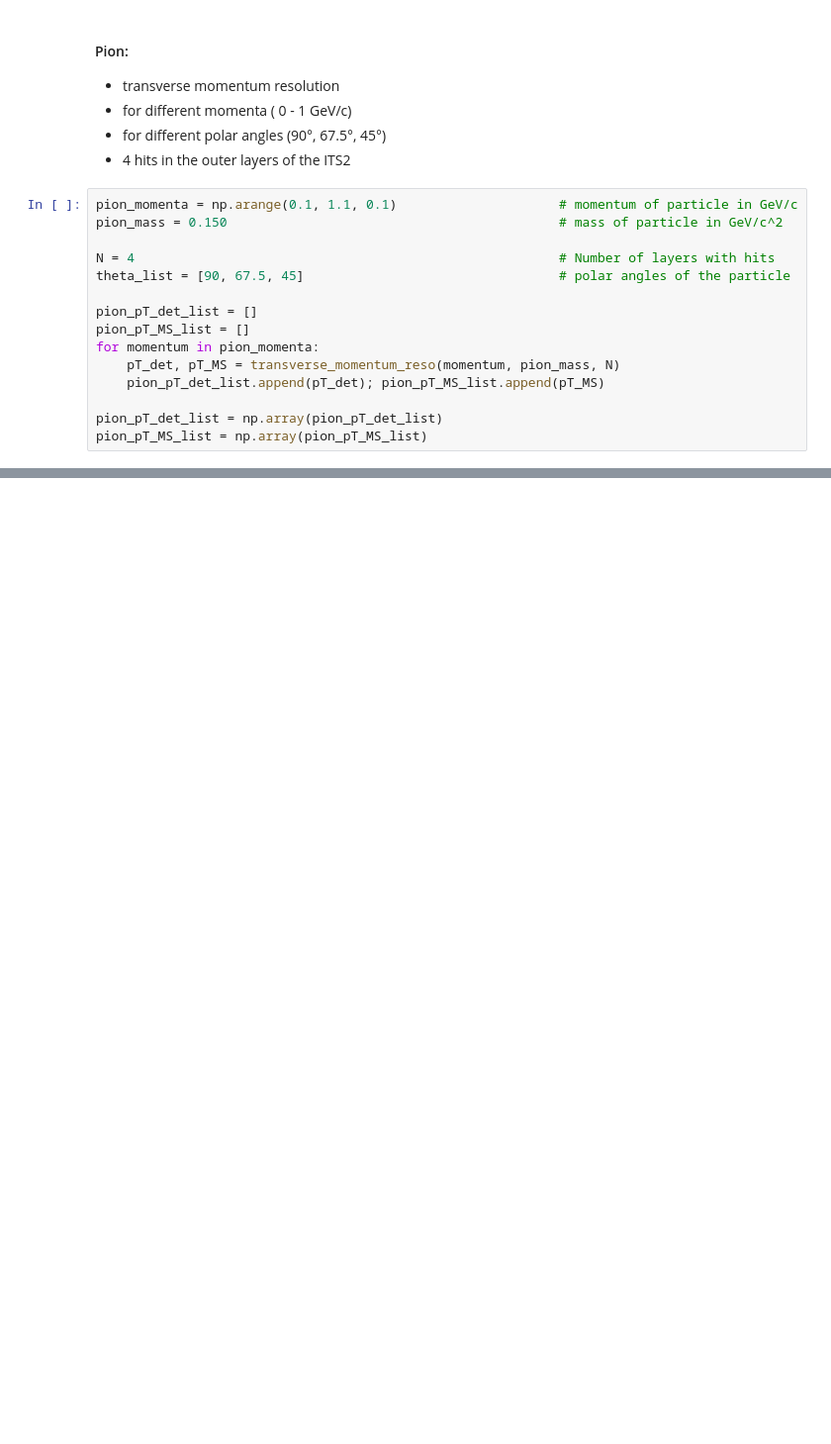
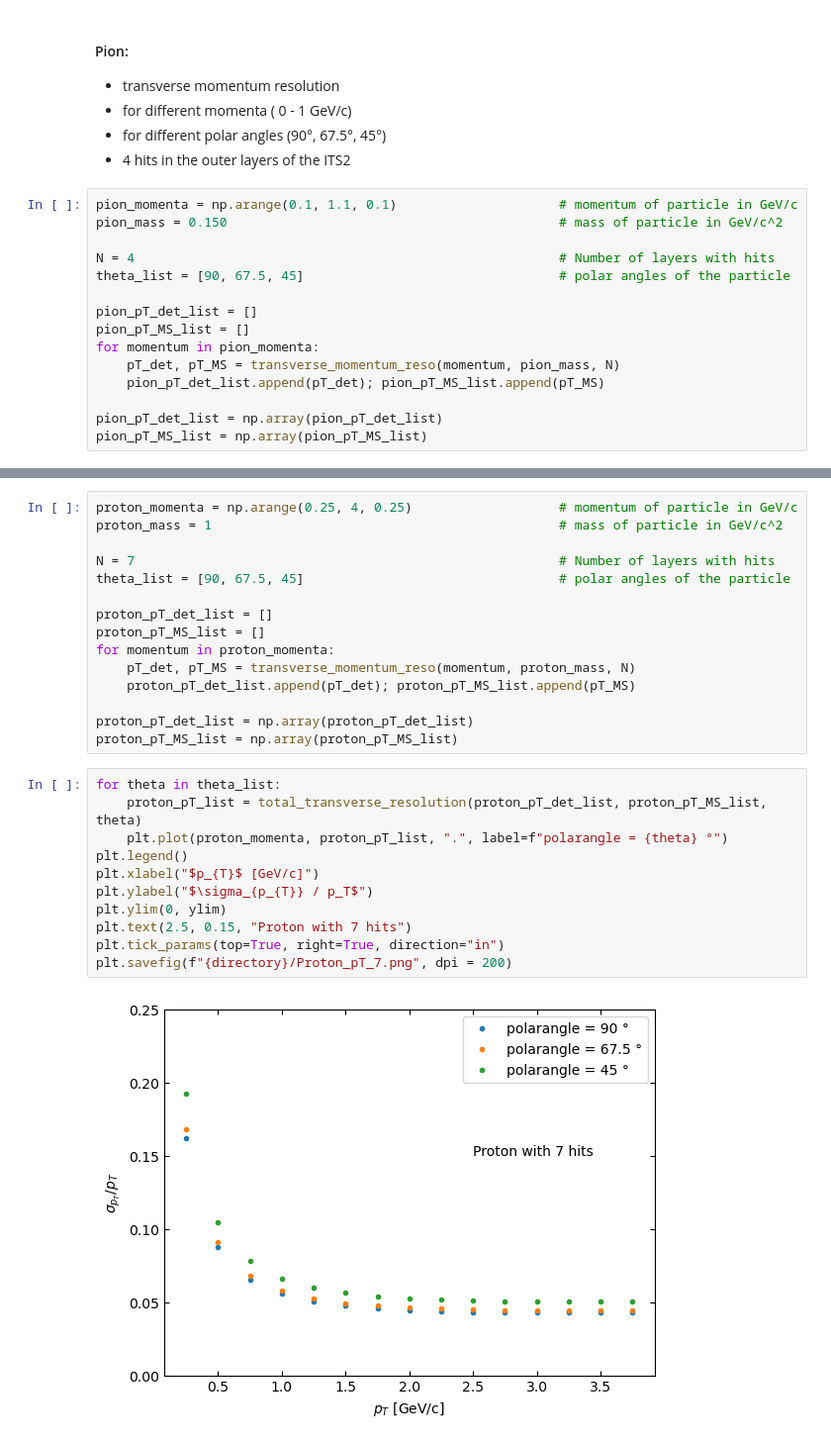
Before and after one commit to Claitos/Track-Parameter-Resolutions, a Jupyter notebook: Transverse_Momentum.ipynb, the cells around one changed output, grey strips where cells are left out. Shown at 99% size. Drawn from its saved outputs; the diff is of its cells as text; blank space fills up the shorter version.

```diff
--- a/Transverse_Momentum.ipynb
+++ b/Transverse_Momentum.ipynb
@@ -80,0 +93,28 @@ plt.savefig("Transverse_Momentum_Plots/Pion_pT_angle.png", dpi = 200)
+# %%
+proton_momenta = np.arange(0.25, 4, 0.25)                   # momentum of particle in GeV/c
+proton_mass = 1                                             # mass of particle in GeV/c^2
+
+N = 7                                                       # Number of layers with hits
+theta_list = [90, 67.5, 45]                                 # polar angles of the particle
+
+proton_pT_det_list = []
+proton_pT_MS_list = []
+for momentum in proton_momenta:
+    pT_det, pT_MS = transverse_momentum_reso(momentum, proton_mass, N)
+    proton_pT_det_list.append(pT_det); proton_pT_MS_list.append(pT_MS)
+
+proton_pT_det_list = np.array(proton_pT_det_list)
+proton_pT_MS_list = np.array(proton_pT_MS_list)
+# %%
+for theta in theta_list:
+    proton_pT_list = total_transverse_resolution(proton_pT_det_list, proton_pT_MS_list, theta)
+    plt.plot(proton_momenta, proton_pT_list, ".", label=f"polarangle = {theta} °")
+plt.legend()
+plt.xlabel("$p_{T}$ [GeV/c]")
+plt.ylabel("$\sigma_{p_{T}} / p_T$")
+plt.ylim(0, ylim)
+plt.text(2.5, 0.15, "Proton with 7 hits")
+plt.tick_params(top=True, right=True, direction="in")
+plt.savefig(f"{directory}/Proton_pT_7.png", dpi = 200)
+# %% [output]
+[figure, added]
```
Also changed, not shown: parts of 8 cells of this notebook, 4 other files.
